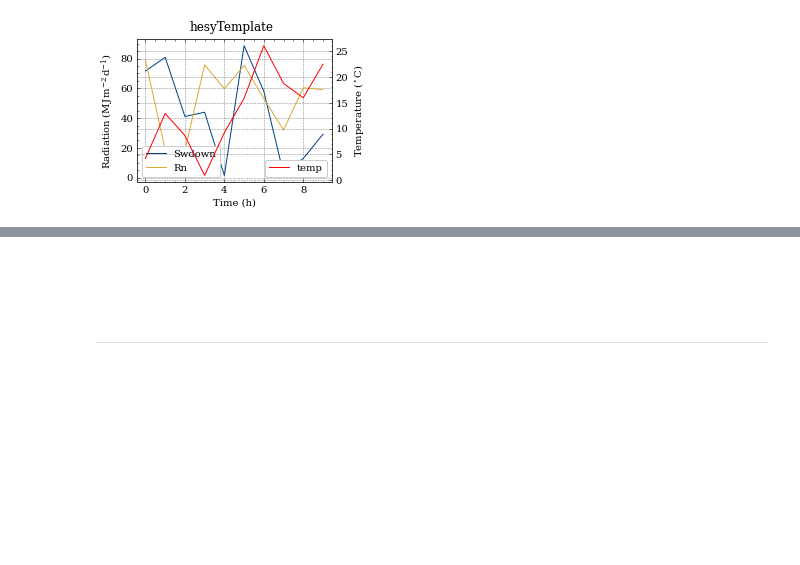
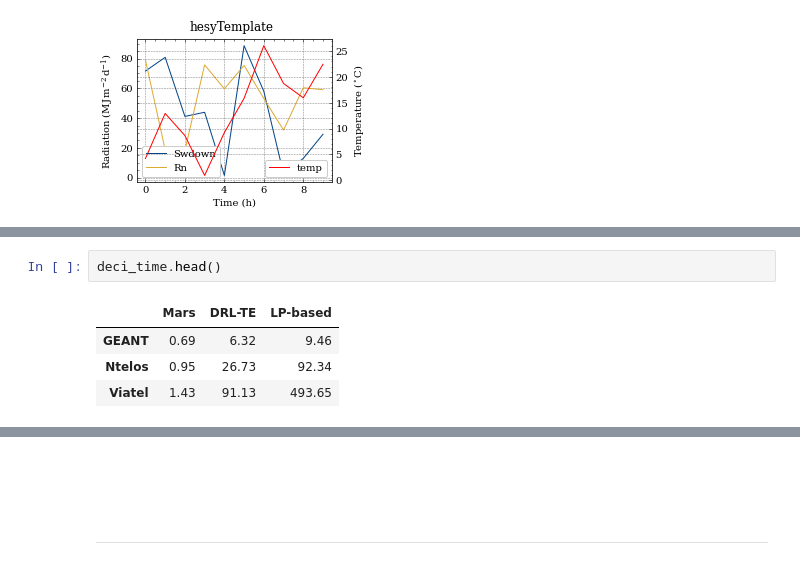
Before and after one commit to hexi519/CodesSnippets, a Jupyter notebook: pythonDemo/demo-JupyterConfig,Matplotlib.ipynb.ipynb, the cells around one changed output, grey strips where cells are left out. Cells and saved outputs as stored; diff of their text form; blank space fills up the shorter version.

```diff
--- a/pythonDemo/demo-JupyterConfig,Matplotlib.ipynb.ipynb
+++ b/pythonDemo/demo-JupyterConfig,Matplotlib.ipynb.ipynb
@@ -169,0 +194,7 @@ fig.savefig('hesyTemplate.pdf')
+# %%
+deci_time.head()
+# %% [output]
+|  | Mars | DRL-TE | LP-based |
+| GEANT | 0.69 | 6.32 | 9.46 |
+| Ntelos | 0.95 | 26.73 | 92.34 |
+| Viatel | 1.43 | 91.13 | 493.65 |
```
Also changed, not shown: parts of 7 cells of this notebook.
